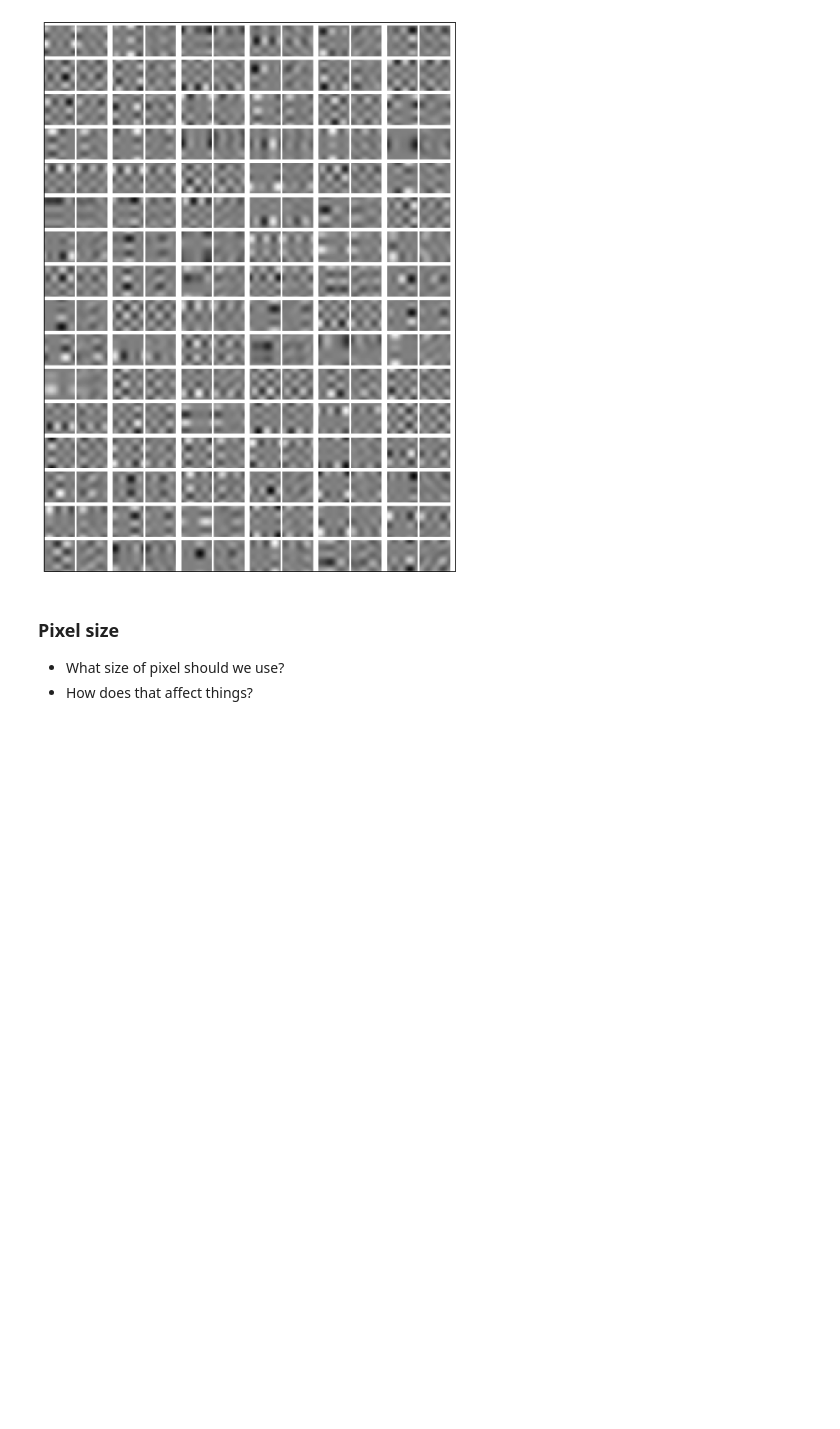
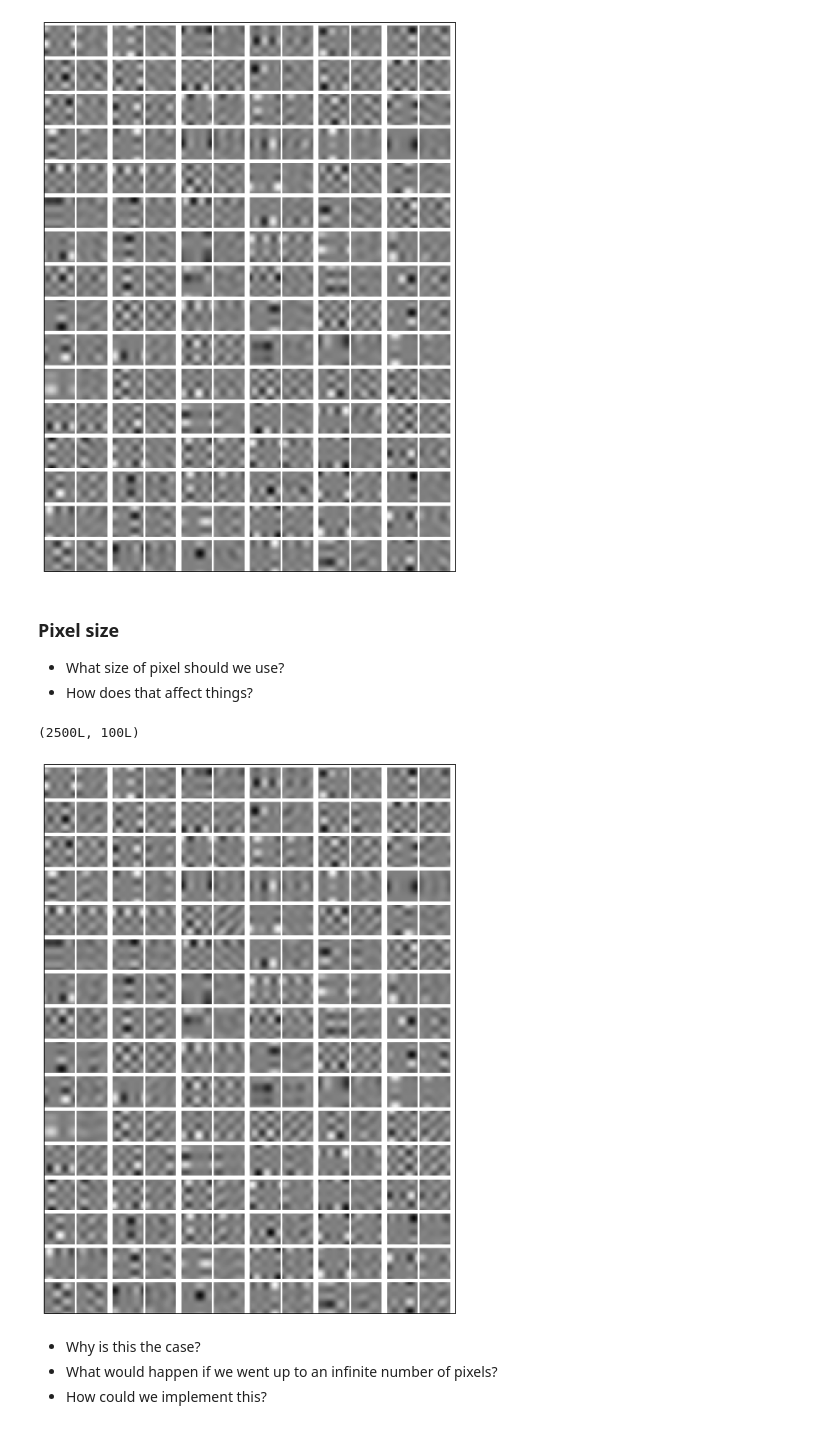
Before and after one commit to tcstewar/syde556, a Jupyter notebook: SYDE 556 Lecture 9 Spatial Representation.ipynb, the cells around one changed output. Drawn from its saved outputs; the diff is of its cells as text; code cells hidden in the pictures; blank space fills up the shorter version.

Commit message:
Allow adjusting number of pixels

```diff
--- a/SYDE 556 Lecture 9 Spatial Representation.ipynb
+++ b/SYDE 556 Lecture 9 Spatial Representation.ipynb
@@ -232,4 +240,6 @@ pylab.show()
 # %%
+import syde556
+
 S = 100
 x = []
 for i in range(S):
@@ -247,7 +257,7 @@ for i in range(S):
     w = i%12
     h = i/12
     img = x[:,i]
-    img.shape = width, height
+    img.shape = height, width
     pylab.imshow(img, extent=(w, w+0.95, h, h+0.95), interpolation='none',
                  vmin=-0.1, vmax=0.1, cmap='gray')
     pylab.xticks([])
@@ -285,11 +292,11 @@ for i in range(S):
     w = i%6
     h = i/6
     img = x[:,i]
-    img.shape = width, height
+    img.shape = height, width
     pylab.imshow(img, extent=(2*w, 2*w+0.9, h, h+0.9), interpolation='none',
                  vmin=-0.1, vmax=0.1, cmap='gray')
     img = xhat[:,i]
-    img.shape = width, height
+    img.shape = height, width
     pylab.imshow(img, extent=(2*w+0.95, 2*w+1.85, h, h+0.9), interpolation='none',
                  vmin=-0.1, vmax=0.1, cmap='gray')
     pylab.xticks([])
@@ -305,3 +312,59 @@ pylab.show()
 
 - What size of pixel should we use?
 - How does that affect things?
+# %%
+width = 50
+height = 50
+
+# make samples
+S = 100
+x = []
+for i in range(S):
+    sx, A = syde556.generate_signal(T=width, dt=1.0, rms=1, limit=2.5/width, seed=i)
+    sy, A = syde556.generate_signal(T=height, dt=1.0, rms=1, limit=2.5/height, seed=i+2000)
+    SX, SY = numpy.meshgrid(sx, sy)
+    img = SX*SY
+    x.append(normalize(img.flatten()))
+x = numpy.array(x).T
+print x.shape
+
+#make neurons
+N = 100
+
+encoders = [make_random_gabor(width, height).flatten() for i in range(N)]
+
+vision = syde556.Ensemble(neurons=N, dimensions=width*height, encoders=encoders)
+
+decoder = vision.compute_decoder(x, x, noise=0.1)
+
+A, xhat = vision.simulate_rate(x, decoder)
+
+
+scale = 0.1
+#plot results
+import pylab
+pylab.figure(figsize=(10,12))
+for i in range(S):
+    w = i%6
+    h = i/6
+    img = x[:,i]
+    img.shape = height, width
+    pylab.imshow(img, extent=(2*w, 2*w+0.9, h, h+0.9), interpolation='none',
+                 vmin=-scale, vmax=scale, cmap='gray')
+    img = xhat[:,i]
+    img.shape = height, width
+    pylab.imshow(img, extent=(2*w+0.95, 2*w+1.85, h, h+0.9), interpolation='none',
+                 vmin=-scale, vmax=scale, cmap='gray')
+    pylab.xticks([])
+    pylab.yticks([])
+pylab.xlim((0, 12))
+pylab.ylim((0, S/6))
+
+pylab.show()
+# %% [output]
+(2500L, 100L)
+[figure, added]
+# %% [markdown]
+- Why is this the case?
+- What would happen if we went up to an infinite number of pixels?
+- How could we implement this?
```
Also changed, not shown: parts of 4 cells of this notebook.
